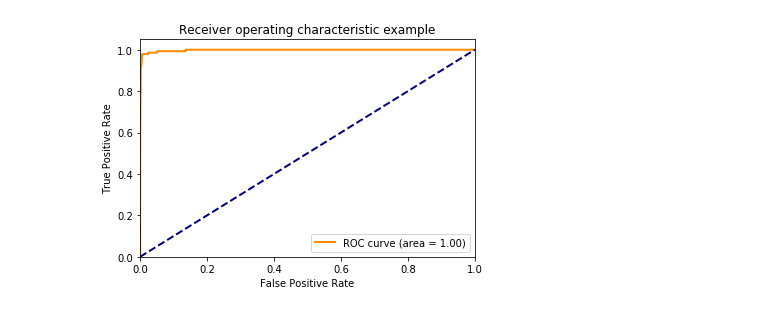
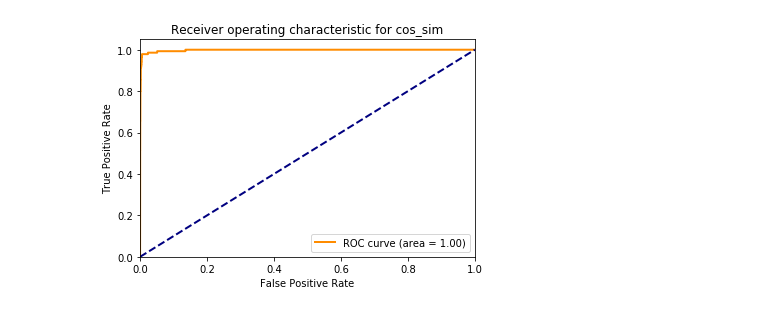
Before and after one commit to miguelcores/patient_similarity_validation_framework, a Jupyter notebook: Notebooks/Patient similarities.ipynb, the cells around one changed output. Cells and saved outputs as stored; diff of their text form; code cells hidden in the pictures.

```diff
--- a/Notebooks/Patient similarities.ipynb
+++ b/Notebooks/Patient similarities.ipynb
@@ -32,22 +1,75 @@ for patient in patient_similarities:
-# %%
-from sklearn.metrics import roc_curve, auc, roc_auc_score
-
-fpr, tpr, thresholds = roc_curve(y, cos_sim)
-roc_auc = roc_auc_score(y, cos_sim)
 # %%
 %matplotlib inline
+
+import pickle
+from sklearn.metrics import roc_curve, auc, roc_auc_score
 import matplotlib.pyplot as plt
-plt.figure()
-lw = 2
-plt.plot(fpr, tpr, color='darkorange',
-         lw=lw, label='ROC curve (area = %0.2f)' % roc_auc)
-plt.plot([0, 1], [0, 1], color='navy', lw=lw, linestyle='--')
-plt.xlim([0.0, 1.0])
-plt.ylim([0.0, 1.05])
-plt.xlabel('False Positive Rate')
-plt.ylabel('True Positive Rate')
-plt.title('Receiver operating characteristic example')
-plt.legend(loc="lower right")
-plt.show()
+
+
+def load_object(fn):
+    with open(fn, 'rb') as file:
+        return pickle.load(file)
+
+# fn = '../_data/patient_similarities/patient_similarities.pkl'
+fn = '../_data/patients/decipher_patient_sims.pkl'
+
+patient_similarities = load_object(fn)
+# patient_similarities
+
+fl = '../_data/patients/decipher_patients_disease.pkl'
+
+patients_disease = load_object(fl)
+
+y = []
+cos_sim = []
+jaccard_best_avg = []
+resnik_best_avg = []
+
+x = len(patient_similarities)
+z = x-1
+"""  Why is m = x*z / 2 instead of z*z/2  ??????
+"""
+m = x*z/2
+
+def plot_results(sim_name, sim_array, m):
+    if m != (len(sim_array)+1): return
+    else:
+        fpr, tpr, thresholds = roc_curve(y, sim_array)
+        roc_auc = roc_auc_score(y, sim_array)
+
+        plt.figure()
+        lw = 2
+        plt.plot(fpr, tpr, color='darkorange',
+                 lw=lw, label='ROC curve (area = %0.2f)' % roc_auc)
+        plt.plot([0, 1], [0, 1], color='navy', lw=lw, linestyle='--')
+        plt.xlim([0.0, 1.0])
+        plt.ylim([0.0, 1.05])
+        plt.xlabel('False Positive Rate')
+        plt.ylabel('True Positive Rate')
+        plt.title('Receiver operating characteristic for {}'.format(sim))
+        plt.legend(loc="lower right")
+        plt.show()
+
+def append_similarity_score(score_array, score_dict):
+    for patient_compared in score_dict:
+        score_array.append(score_dict[patient_compared])
+    return score_array
+
+for patient in patient_similarities:
+    for sim in patient_similarities[patient]:
+        if sim =='cos_sim':
+            for patient_compared in patient_similarities[patient][sim]:
+                cos_sim.append(patient_similarities[patient][sim][patient_compared])
+                if patients_disease[patient_compared] == patients_disease[patient]:
+                    y.append(1)
+                else:
+                    y.append(0)
+            plot_results(sim, cos_sim, m)
+        if sim == 'jaccard_best_avg':
+            jaccard_best_avg = append_similarity_score(jaccard_best_avg, patient_similarities[patient][sim])
+            plot_results(sim, jaccard_best_avg, m)
+        if sim == 'resnik_best_avg':
+            resnik_best_avg = append_similarity_score(resnik_best_avg, patient_similarities[patient][sim])
+            plot_results(sim, resnik_best_avg, m)
 # %% [output]
-[figure, old version]
+[figure, new version]
```
Also changed, not shown: parts of 3 cells of this notebook, 3 other files.
